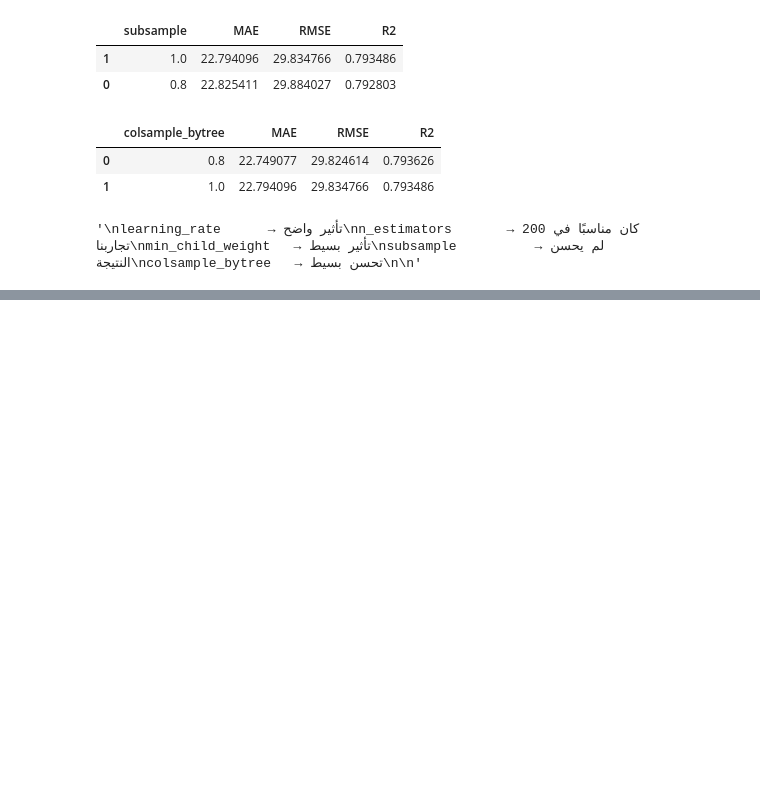
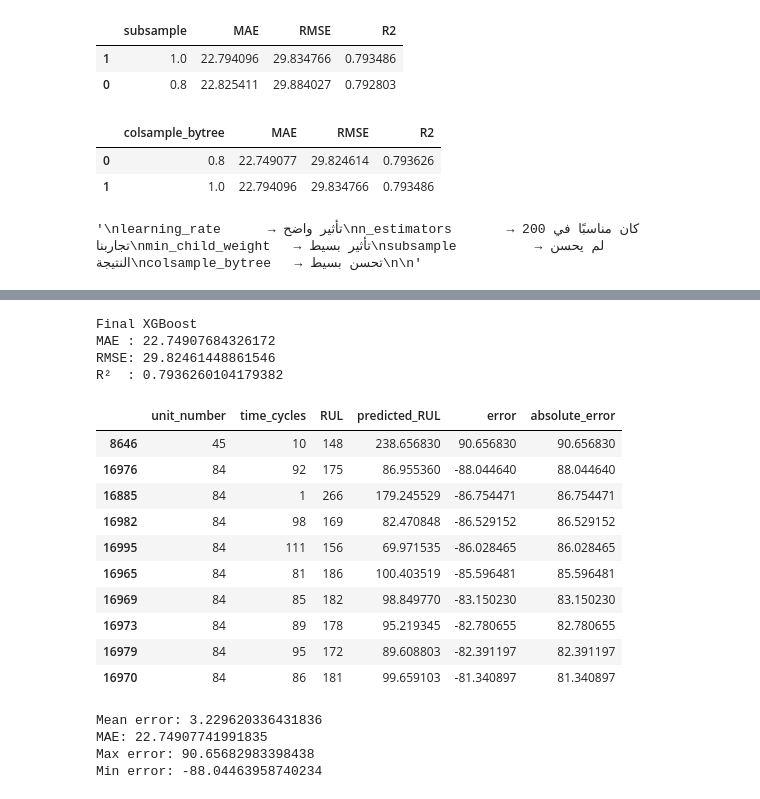
Before and after one commit to Sohilaeldally/PMPS, a Jupyter notebook: notebooks/04_xgboost_tuning.ipynb, the cells around one changed output, grey strips where cells are left out. Cells and saved outputs as stored; diff of their text form; code cells hidden in the pictures; blank space fills up the shorter version.

```diff
--- a/notebooks/04_xgboost_tuning.ipynb
+++ b/notebooks/04_xgboost_tuning.ipynb
@@ -312,3 +316,18 @@ colsample_bytree   → تحسن بسيط
 """
 # %% [output]
 '\nlearning_rate      → تأثير واضح\nn_estimators       → 200 كان مناسبًا في تجاربنا\nmin_child_weight   → تأثير بسيط\nsubsample          → لم يحسن النتيجة\ncolsample_bytree   → تحسن بسيط\n\n'
+# %%
+from xgboost import XGBRegressor
+
+final_xgb = XGBRegressor(
+    n_estimators=200,
+    learning_rate=0.03,
+    max_depth=4,
+    min_child_weight=3,
+    subsample=1.0,
+    colsample_bytree=0.8,
+    random_state=42,
+    n_jobs=-1
+)
+
+final_xgb.fit(X_train, y_train)
@@ -314,0 +376,47 @@ colsample_bytree   → تحسن بسيط
+# %%
+y_pred_final = final_xgb.predict(X_val)
+
+metrics_xgb = evaluate_model(
+    y_val,
+    y_pred_final,
+    model_name="Final XGBoost"
+)
+
+error_analysis_xgb = build_error_analysis(
+    val_data,
+    y_pred_final
+)
+# %% [output]
+Final XGBoost
+MAE : 22.74907684326172
+RMSE: 29.82461448861546
+R²  : 0.7936260104179382
+# %%
+worst_errors_xgb = error_analysis_xgb.sort_values(
+    "absolute_error",
+    ascending=False
+)
+
+worst_errors_xgb.head(10)
+# %% [output]
+|  | unit_number | time_cycles | RUL | predicted_RUL | error | absolute_error |
+| 8646 | 45 | 10 | 148 | 238.656830 | 90.656830 | 90.656830 |
+| 16976 | 84 | 92 | 175 | 86.955360 | -88.044640 | 88.044640 |
+| 16885 | 84 | 1 | 266 | 179.245529 | -86.754471 | 86.754471 |
+| 16982 | 84 | 98 | 169 | 82.470848 | -86.529152 | 86.529152 |
+| 16995 | 84 | 111 | 156 | 69.971535 | -86.028465 | 86.028465 |
+| 16965 | 84 | 81 | 186 | 100.403519 | -85.596481 | 85.596481 |
+| 16969 | 84 | 85 | 182 | 98.849770 | -83.150230 | 83.150230 |
+| 16973 | 84 | 89 | 178 | 95.219345 | -82.780655 | 82.780655 |
+| 16979 | 84 | 95 | 172 | 89.608803 | -82.391197 | 82.391197 |
+| 16970 | 84 | 86 | 181 | 99.659103 | -81.340897 | 81.340897 |
+# %%
+print("Mean error:", error_analysis_xgb["error"].mean())
+print("MAE:", error_analysis_xgb["absolute_error"].mean())
+print("Max error:", error_analysis_xgb["error"].max())
+print("Min error:", error_analysis_xgb["error"].min())
+# %% [output]
+Mean error: 3.229620336431836
+MAE: 22.74907741991835
+Max error: 90.65682983398438
+Min error: -88.04463958740234
```
Also changed, not shown: parts of 5 cells of this notebook, 2 other files.
